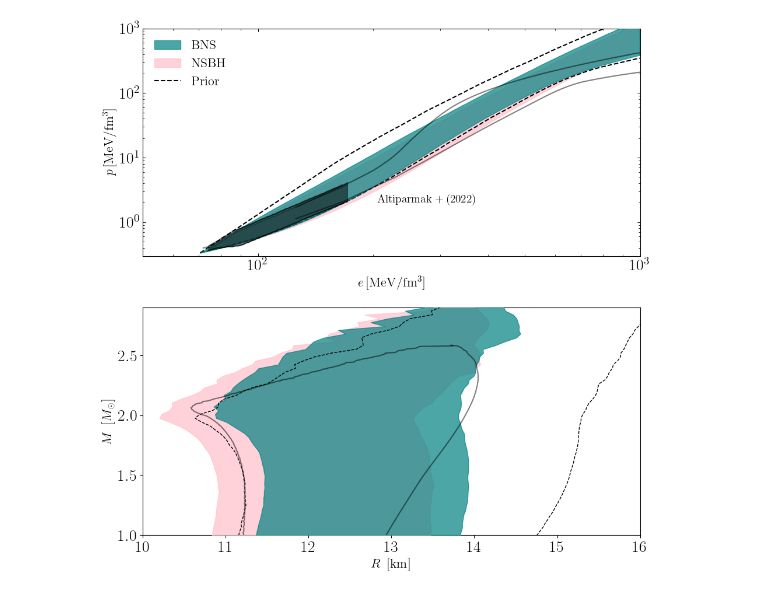
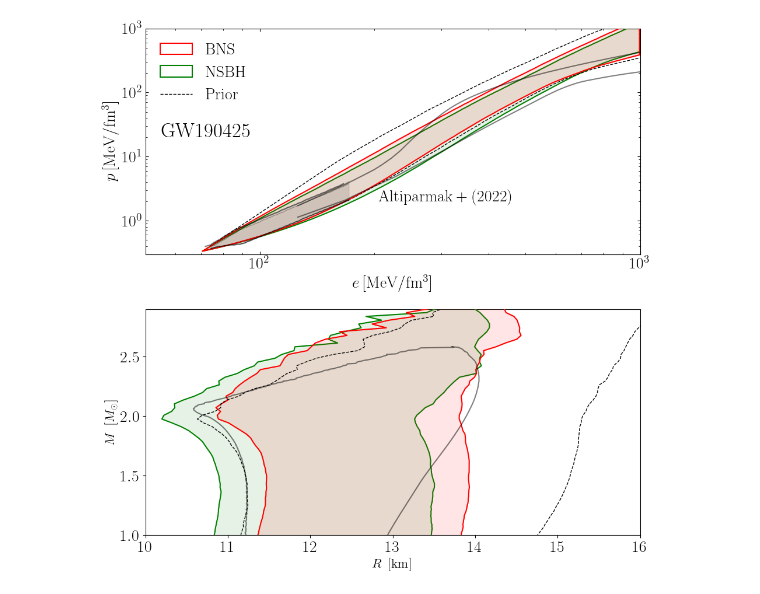
Before and after one commit to EckerChristian/MCLambdaBHNS, a Jupyter notebook: plotting_code/Fig_5_GW190425_press_dens_MR.ipynb, the cells around one changed output. Cells and saved outputs as stored; diff of their text form; code cells hidden in the pictures.

Commit message:
improved figures

```diff
--- a/plotting_code/Fig_5_GW190425_press_dens_MR.ipynb
+++ b/plotting_code/Fig_5_GW190425_press_dens_MR.ipynb
@@ -270,20 +270,24 @@ ax[0].set_ylim([3e-1,10**3])
 #ax.grid(color="gray", linestyle="dashed", linewidth=0.5)
 ax[0].tick_params(which='major', direction='in',top="true",right="true")
 ax[0].tick_params(which='minor', direction='in',top="true",right="true")
-ax[0].set_xlabel(r'$e\,\rm [MeV/fm^3]$', fontsize = 16)
-ax[0].set_ylabel(r'$p\,\rm [MeV/fm^3]$',fontsize =  16)
+ax[0].set_xlabel(r'$e\,\rm [MeV/fm^3]$', fontsize = 20)
+ax[0].set_ylabel(r'$p\,\rm [MeV/fm^3]$',fontsize = 20)
 
-ax[0].plot(10**cont1[:,0],10**cont1[:,1],             color = "black"  , linestyle = "solid",zorder=5,alpha=0.5)
-ax[0].plot(10**cont1[:,0],10**cont1[:,2],             color = "black"  , linestyle = "solid",zorder=5,alpha=0.5)
+ax[0].plot(10**cont1[:,0],10**cont1[:,1], color = "black", linestyle = "solid",zorder=5,alpha=0.5)
+ax[0].plot(10**cont1[:,0],10**cont1[:,2], color = "black", linestyle = "solid",zorder=5,alpha=0.5)
 
 ax[0].plot(10**CET[:,0],10**CET[:,1], color = "black", linestyle = "solid",zorder=5,alpha=0.5)
 ax[0].plot(10**CET[:,2],10**CET[:,3], color = "black", linestyle = "solid",zorder=5,alpha=0.5)
-ax[0].fill_between(10**CET[:,0],10**CET[:,1],1.1*10**CET[:,3], color = "black" ,zorder=5,alpha=0.5)
+ax[0].fill_between(10**CET[:,0],10**CET[:,1],1.1*10**CET[:,3], color = "black" ,zorder=5,alpha=0.1)
 ax[0].plot(10**CET[:,0],10**CET[:,1], color = "black" ,zorder=5,linewidth=0.5,alpha=0.5)
 ax[0].plot(10**CET[:,0],10**CET[:,3], color = "black" ,zorder=5,linewidth=0.5,alpha=0.5)
 
 
-ax[0].text(205, 2.0 ,r'$\rm Altiparmak+ (2022)$', fontsize = 14, color="black")
+ax[0].text(205, 2.0 ,r'$\rm Altiparmak+ (2022)$', fontsize = 20, color="black")
+ax[0].text(55, 20.0 ,r'$\rm GW190425$', fontsize = 25, color="black")
+
+
+
 #ax[0].text(200, 1.2 ,r'$\rm theory$', fontsize = 14, color="blue")
 #plt.text(18000, 1600 ,r'$\rm pQCD$', fontsize = 14,color="green")
 
@@ -291,18 +295,25 @@ ax[0].text(205, 2.0 ,r'$\rm Altiparmak+ (2022)$', fontsize = 14, color="black")
 #plt.plot(eng_dens,press_high,color='purple')
 
 ax[0].fill_between(eng_dens_GW190425_BNS_physics, press_low_GW190425_BNS_physics, press_high_GW190425_BNS_physics,
-                        color='teal', alpha=0.7, label=r'$\rm BNS$', zorder=4)
+                        color='red', edgecolor='none', alpha=0.1, zorder=4)
+ax[0].fill_between(eng_dens_GW190425_BNS_physics, press_low_GW190425_BNS_physics, press_high_GW190425_BNS_physics,
+                        color='none', edgecolor='red', alpha=1.0, label=r'$\rm BNS$', zorder=4,linewidth=1.5)
+
 ax[0].fill_between(eng_dens_GW190425_BNS_physics, press_low_GW190425_NSBH_physics, press_high_GW190425_NSBH_physics,
-                        color='pink', alpha=0.7, label=r'$\rm NSBH$', zorder=3)
+                        color='green', edgecolor='none',alpha=0.1, zorder=3)
+ax[0].fill_between(eng_dens_GW190425_BNS_physics, press_low_GW190425_NSBH_physics, press_high_GW190425_NSBH_physics,
+                        color='none', edgecolor='green',alpha=1.0, label=r'$\rm NSBH$', zorder=3,linewidth=1.5)
+
+
 #ax[0].plot(eng_dens_GW170817_physics, press_low_GW170817_physics,color='teal',zorder=4)
 #ax[0].plot(eng_dens_GW170817_physics, press_high_GW170817_physics,color='teal',zorder=4)
 
 
 ax[0].plot(eng_dens_physics_prior, press_low_physics_prior,
-                       color='black', alpha=1.0,linestyle='dashed',zorder=3)
+                       color='black', alpha=1.0,linestyle='dashed',zorder=3,linewidth=1.0)
 ax[0].plot(eng_dens_physics_prior,press_high_physics_prior,
-                       color='black', alpha=1.0,linestyle='dashed',zorder=3,label=r'$\rm Prior$')
-ax[0].legend(loc="upper left",fontsize=16,frameon=False)
+                       color='black', alpha=1.0,linestyle='dashed',zorder=3,label=r'$\rm Prior$',linewidth=1.0)
+ax[0].legend(loc="upper left",fontsize=20,frameon=False)
 #plt.savefig('press_dens_GW170817_w_prior.pdf',dpi=500)
 
 # Now do the mass-radius plot
@@ -312,35 +323,45 @@ envel1=np.loadtxt("cloudMR2p0.txt")
 envel2=np.loadtxt("cloudMR2p18.txt")
 envel3=np.loadtxt("cloudMR2p35.txt")
 envel4=np.loadtxt("cloudMR2p52.txt")
 
 # 90% contours
 cont1=np.loadtxt("cont0p1Mtov2p0.dat")
 cont2=np.loadtxt("cont0p1Mtov2p18.dat")
 cont3=np.loadtxt("cont0p1Mtov2p35.dat")
 cont4=np.loadtxt("cont0p1Mtov2p52.dat")
 # dirty trick to close the contour
 cont4[-1,2]=cont4[-1,1]
 cont3[-1,2]=cont3[-1,1]
 
 
 ax[1].set_xlim([10,16])
 ax[1].set_ylim([1,2.9])
 ax[1].set_ylabel(r'$ M~\left[M_\odot\right]$',fontsize=16)
 ax[1].set_xlabel(r'$R~\left[{\rm km}\right]$',fontsize=16)
 
 
 # contours
-ax[1].plot( cont1[:,1], cont1[:,0], color = "black"  , linestyle = "-",zorder=7,alpha=0.5)
-ax[1].plot( cont1[:,2], cont1[:,0], color = "black"  , linestyle = "-",zorder=7,label=r"$M_{\rm TOV}\geq 2.0\,M_\odot$",alpha=0.5)
+ax[1].plot( cont1[:,1], cont1[:,0], color = "black", linestyle = "-",zorder=7,alpha=0.5)
+ax[1].plot( cont1[:,2], cont1[:,0], color = "black", linestyle = "-",zorder=7,label=r"$M_{\rm TOV}\geq 2.0\,M_\odot$",alpha=0.5)
 
 
-ax[1].fill_betweenx(mass_GW190425_BNS_physics,min_radius_GW190425_BNS_physics,max_radius_GW190425_BNS_physics, color = "teal" ,zorder=5,alpha=0.7)
-ax[1].fill_betweenx(mass_GW190425_NSBH_physics,min_radius_GW190425_NSBH_physics,max_radius_GW190425_NSBH_physics, edgecolor = "pink" ,facecolor='pink',zorder=4,alpha=0.7)
+ax[1].fill_betweenx(mass_GW190425_BNS_physics,min_radius_GW190425_BNS_physics,max_radius_GW190425_BNS_physics,
+                    color = "red", edgecolor='none', zorder=5,alpha=0.1)
+ax[1].fill_betweenx(mass_GW190425_BNS_physics,min_radius_GW190425_BNS_physics,max_radius_GW190425_BNS_physics,
+                    color = "none", edgecolor='red', zorder=5,alpha=1.0,linewidth=1.5)
+
+ax[1].fill_betweenx(mass_GW190425_NSBH_physics,min_radius_GW190425_NSBH_physics,max_radius_GW190425_NSBH_physics,
+                    color = "green" ,edgecolor='none',zorder=4,alpha=0.1)
+ax[1].fill_betweenx(mass_GW190425_NSBH_physics,min_radius_GW190425_NSBH_physics,max_radius_GW190425_NSBH_physics,
+                    color = "none" ,edgecolor='green',zorder=4,alpha=1.0,linewidth=1.5)
+
 ax[1].fill_betweenx(mass_BNS_prior,min_radius_BNS_prior,max_radius_BNS_prior, edgecolor = "black" ,facecolor='none',zorder=7,linestyle='dashed')
+
+
 #ax[1].fill_betweenx(mass_uniform_prior,min_radius_uniform_prior,max_radius_uniform_prior, edgecolor = "coral" ,facecolor='none',zorder=7,linestyle='dashed')
 #ax[0].set_box_aspect(1)
 #ax[1].set_box_aspect(1)
 plt.tight_layout()
 plt.savefig("GW190425_press_dens_MR.pdf")
 # %% [output]
-[figure, old version]
+[figure, new version]
```
Also changed, not shown: 5 other files.
